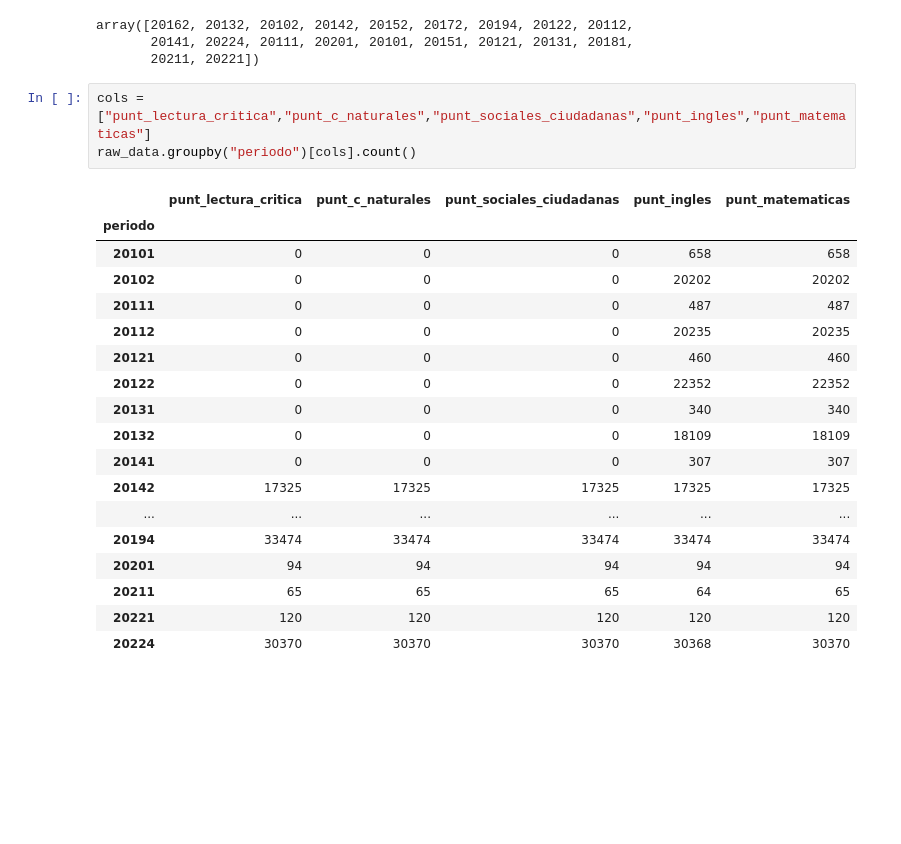
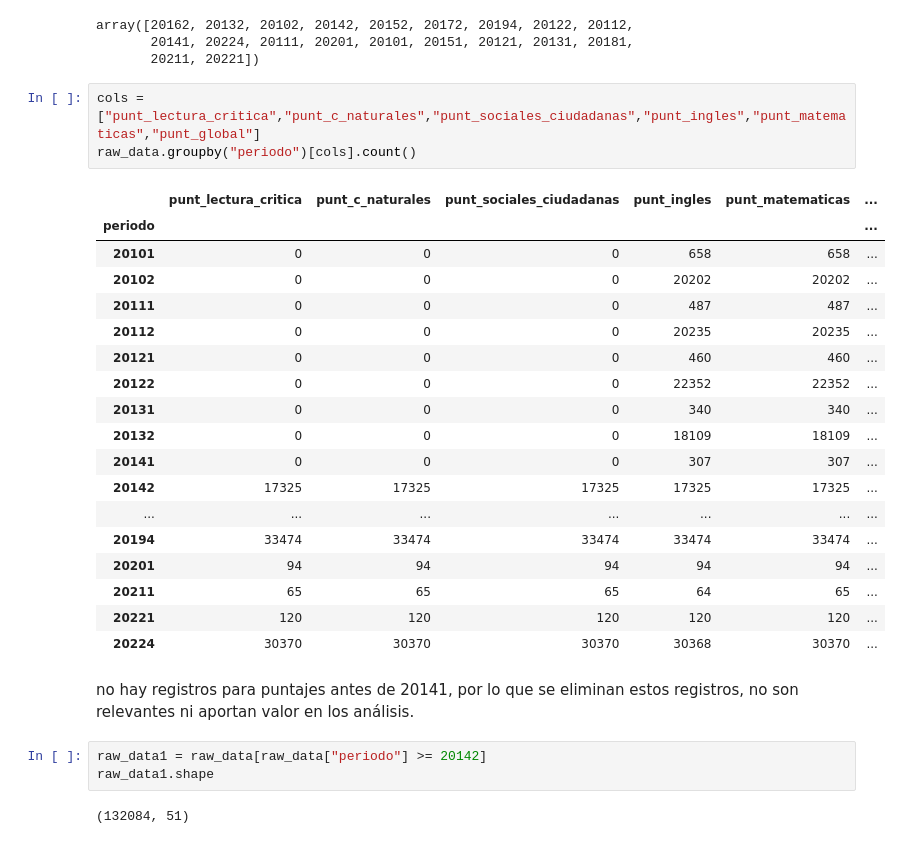
Before and after one commit to Joulessss/Proyecto1_Analcomp, a Jupyter notebook: tarea2_limpieza/limpieza_eda.ipynb, the cells around one changed output. Drawn from its saved outputs; the diff is of its cells as text; blank space fills up the shorter version.

Commit message:
eliminación de los datos antes de 202412

```diff
--- a/tarea2_limpieza/limpieza_eda.ipynb
+++ b/tarea2_limpieza/limpieza_eda.ipynb
@@ -91,24 +95,31 @@ array([20162, 20132, 20102, 20142, 20152, 20172, 20194, 20122, 20112,
        20141, 20224, 20111, 20201, 20101, 20151, 20121, 20131, 20181,
        20211, 20221])
 # %%
-cols = ["punt_lectura_critica","punt_c_naturales","punt_sociales_ciudadanas","punt_ingles","punt_matematicas"]
+cols = ["punt_lectura_critica","punt_c_naturales","punt_sociales_ciudadanas","punt_ingles","punt_matematicas","punt_global"]
 raw_data.groupby("periodo")[cols].count()
 # %% [output]
-|  | punt_lectura_critica | punt_c_naturales | punt_sociales_ciudadanas | punt_ingles | punt_matematicas |
-| periodo |  |  |  |  |  |
-| 20101 | 0 | 0 | 0 | 658 | 658 |
-| 20102 | 0 | 0 | 0 | 20202 | 20202 |
-| 20111 | 0 | 0 | 0 | 487 | 487 |
-| 20112 | 0 | 0 | 0 | 20235 | 20235 |
-| 20121 | 0 | 0 | 0 | 460 | 460 |
-| 20122 | 0 | 0 | 0 | 22352 | 22352 |
-| 20131 | 0 | 0 | 0 | 340 | 340 |
-| 20132 | 0 | 0 | 0 | 18109 | 18109 |
-| 20141 | 0 | 0 | 0 | 307 | 307 |
-| 20142 | 17325 | 17325 | 17325 | 17325 | 17325 |
-| ... | ... | ... | ... | ... | ... |
-| 20194 | 33474 | 33474 | 33474 | 33474 | 33474 |
-| 20201 | 94 | 94 | 94 | 94 | 94 |
-| 20211 | 65 | 65 | 65 | 64 | 65 |
-| 20221 | 120 | 120 | 120 | 120 | 120 |
-| 20224 | 30370 | 30370 | 30370 | 30368 | 30370 |
+|  | punt_lectura_critica | punt_c_naturales | punt_sociales_ciudadanas | punt_ingles | punt_matematicas | ... |
+| periodo |  |  |  |  |  | ... |
+| 20101 | 0 | 0 | 0 | 658 | 658 | ... |
+| 20102 | 0 | 0 | 0 | 20202 | 20202 | ... |
+| 20111 | 0 | 0 | 0 | 487 | 487 | ... |
+| 20112 | 0 | 0 | 0 | 20235 | 20235 | ... |
+| 20121 | 0 | 0 | 0 | 460 | 460 | ... |
+| 20122 | 0 | 0 | 0 | 22352 | 22352 | ... |
+| 20131 | 0 | 0 | 0 | 340 | 340 | ... |
+| 20132 | 0 | 0 | 0 | 18109 | 18109 | ... |
+| 20141 | 0 | 0 | 0 | 307 | 307 | ... |
+| 20142 | 17325 | 17325 | 17325 | 17325 | 17325 | ... |
+| ... | ... | ... | ... | ... | ... | ... |
+| 20194 | 33474 | 33474 | 33474 | 33474 | 33474 | ... |
+| 20201 | 94 | 94 | 94 | 94 | 94 | ... |
+| 20211 | 65 | 65 | 65 | 64 | 65 | ... |
+| 20221 | 120 | 120 | 120 | 120 | 120 | ... |
+| 20224 | 30370 | 30370 | 30370 | 30368 | 30370 | ... |
+# %% [markdown]
+no hay registros para puntajes antes de 20141, por lo que se eliminan estos registros, no son relevantes ni aportan valor en los análisis.
+# %%
+raw_data1 = raw_data[raw_data["periodo"] >= 20142]
+raw_data1.shape
+# %% [output]
+(132084, 51)
```
Also changed, not shown: parts of 5 cells of this notebook.
